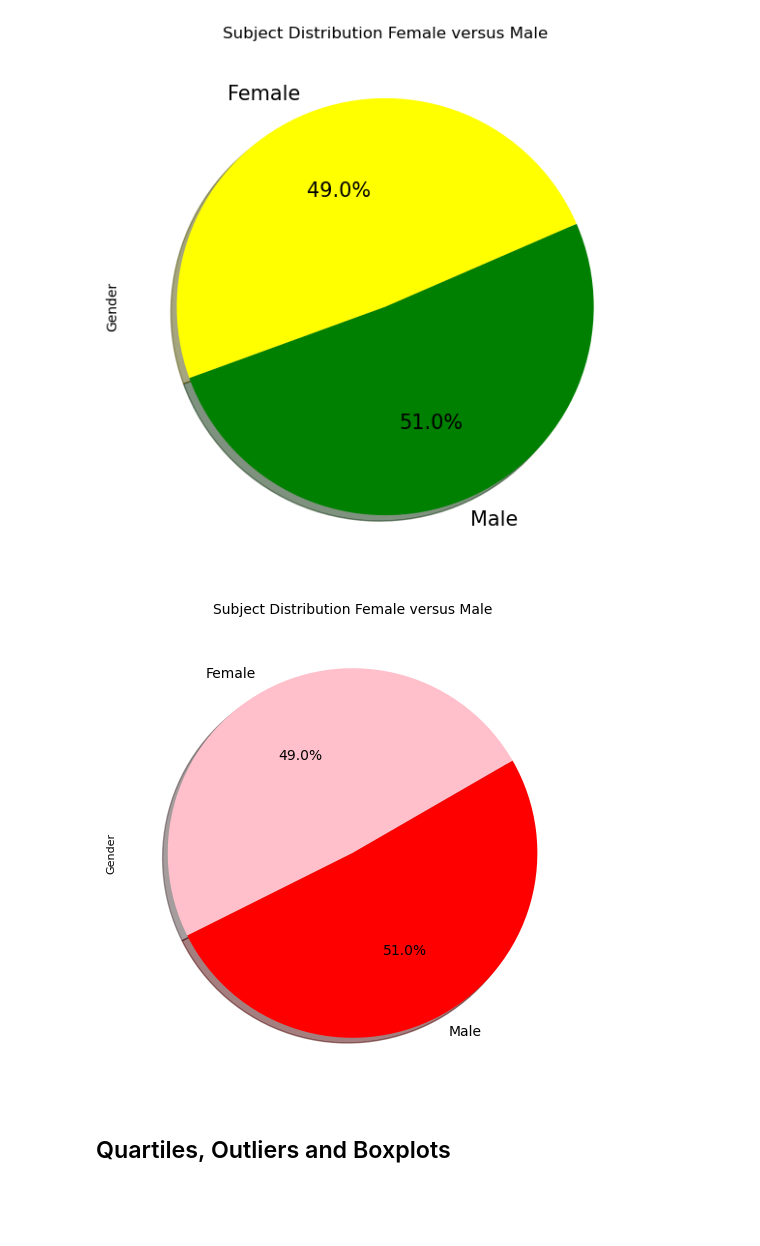
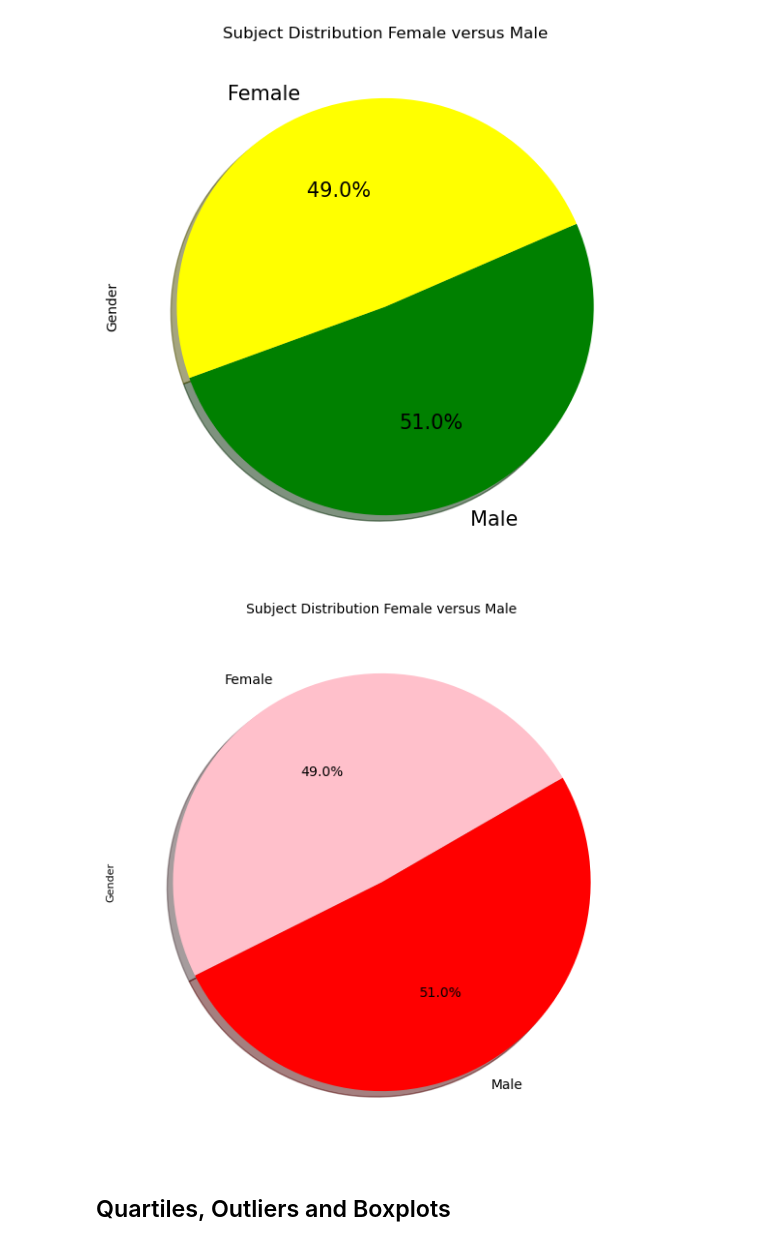
Before and after one commit to YargKlnc/Data-Visualization, a Jupyter notebook: pymaceuticals_by_YK.ipynb, the cells around one changed output. Cells and saved outputs as stored; diff of their text form; code cells hidden in the pictures; blank space fills up the shorter version.

```diff
--- a/pymaceuticals_by_YK.ipynb
+++ b/pymaceuticals_by_YK.ipynb
@@ -346,19 +357,19 @@ plt.show()
 # %%
 # Generate a pie plot showing the distribution of female versus male mice using pyplot
 
 count = [clean_combined_data_gender["Female"], clean_combined_data_gender["Male"]]
 pies  = ["Female", "Male"]
 colors = ["pink", "red"]
-plt.figure(figsize=(6,6))
+plt.figure(figsize=(7,7))
 pie_pyplot = plt.pie(count, labels=pies, colors=colors, autopct="%1.1f%%", shadow=True, startangle=30)
 plt.title("Subject Distribution Female versus Male", fontsize=10)
 plt.ylabel("Gender", fontsize=8)
 
 #saving to Output folder as jpg
 plt.savefig("Output/subject_distribution_gender_pie_pyplot.jpg")
 plt.show()
 # %% [output]
-[figure, old version]
+[figure, new version]
 # %% [markdown]
 ## Quartiles, Outliers and Boxplots
 # %%
```
Also changed, not shown: parts of 22 cells of this notebook, 9 other files.
